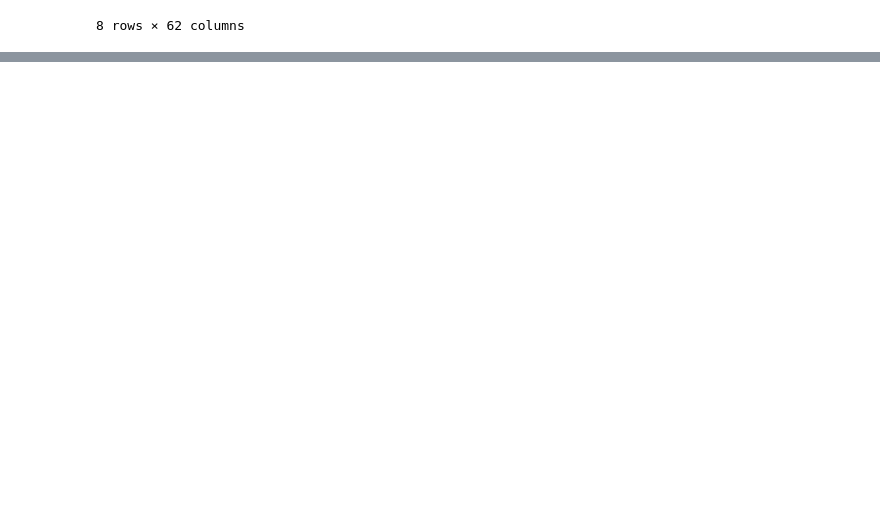
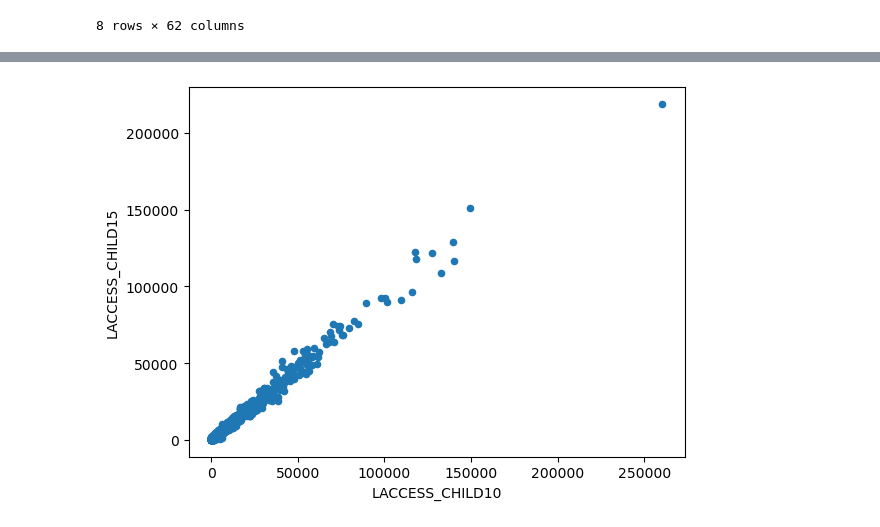
Before and after one commit to gabbycjames/DataScience_Capstone, a Jupyter notebook: DataWrangling.ipynb, the cells around one changed output, grey strips where cells are left out. Cells and saved outputs as stored; diff of their text form; code cells hidden in the pictures; blank space fills up the shorter version.

Commit message:
Plotting variables

```diff
--- a/DataWrangling.ipynb
+++ b/DataWrangling.ipynb
@@ -796,0 +803,5 @@ df_full.describe()
+# %%
+df_full.plot(x="LACCESS_CHILD10", y="LACCESS_CHILD15", kind="scatter")
+plt.show()
+# %% [output]
+[figure, added]
```
Also changed, not shown: parts of 2 cells of this notebook.
